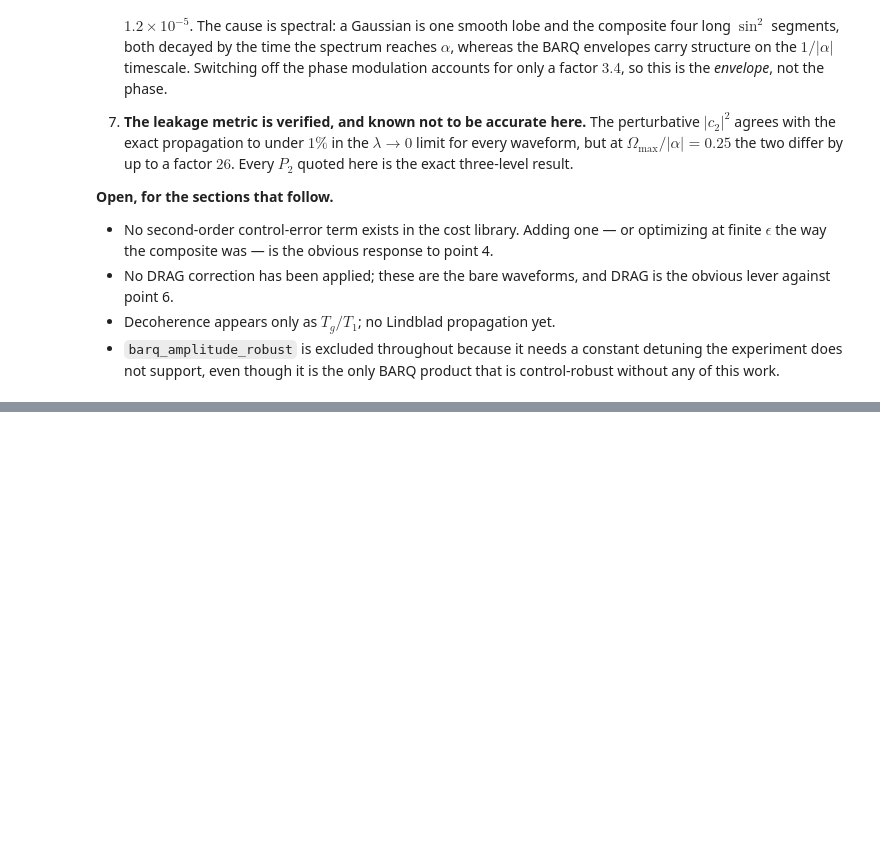
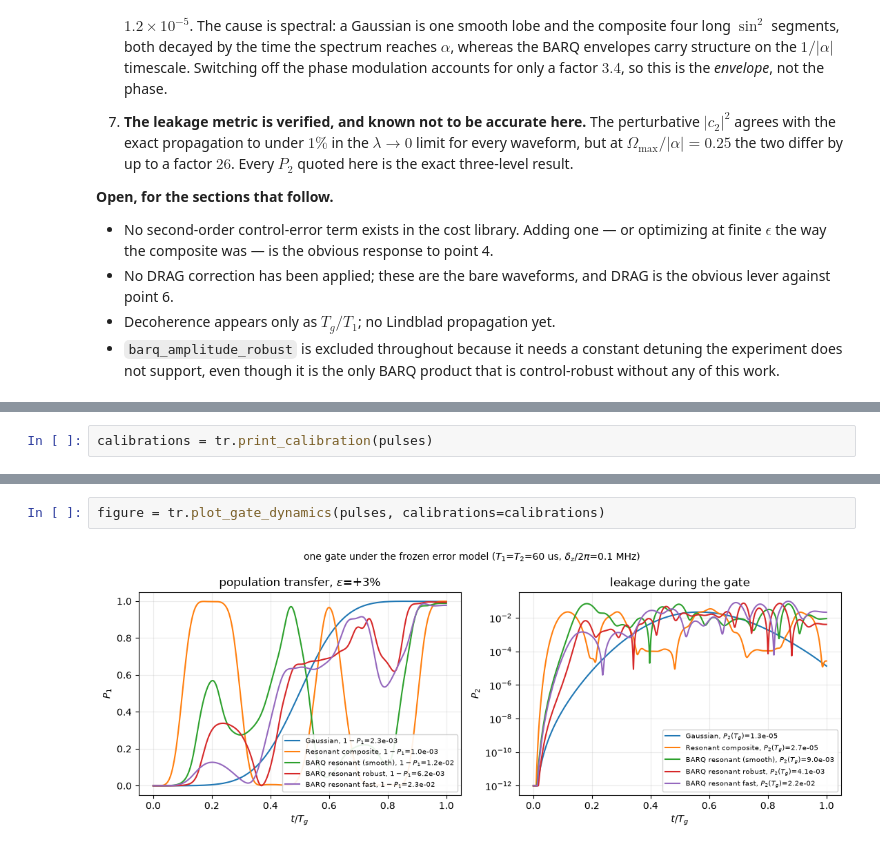
Before and after one commit to Wenzheng-Dong/pulse-shape-Novera, a Jupyter notebook: proposals/1qb-DB/1qb-DB-demo/1qb-DB-transmon.ipynb, the cells around one changed output, grey strips where cells are left out. Drawn from its saved outputs; the diff is of its cells as text; blank space fills up the shorter version.

```diff
--- a/proposals/1qb-DB/1qb-DB-demo/1qb-DB-transmon.ipynb
+++ b/proposals/1qb-DB/1qb-DB-demo/1qb-DB-transmon.ipynb
@@ -342,0 +418,2 @@ first order by the full $\pi$.*
+# %%
+calibrations = tr.print_calibration(pulses)
@@ -342,0 +534,4 @@ first order by the full $\pi$.*
+# %%
+figure = tr.plot_gate_dynamics(pulses, calibrations=calibrations)
+# %% [output]
+[figure, added]
```
Also changed, not shown: parts of 20 cells of this notebook, 2 other files.
